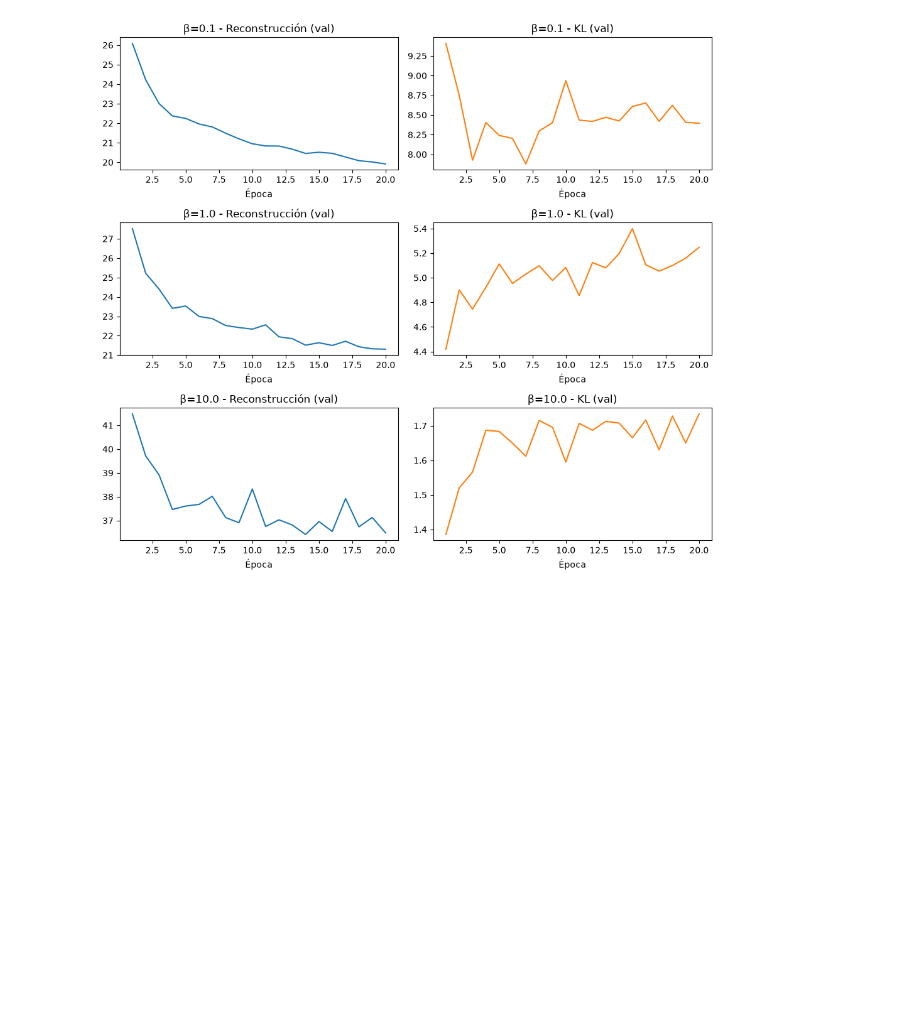
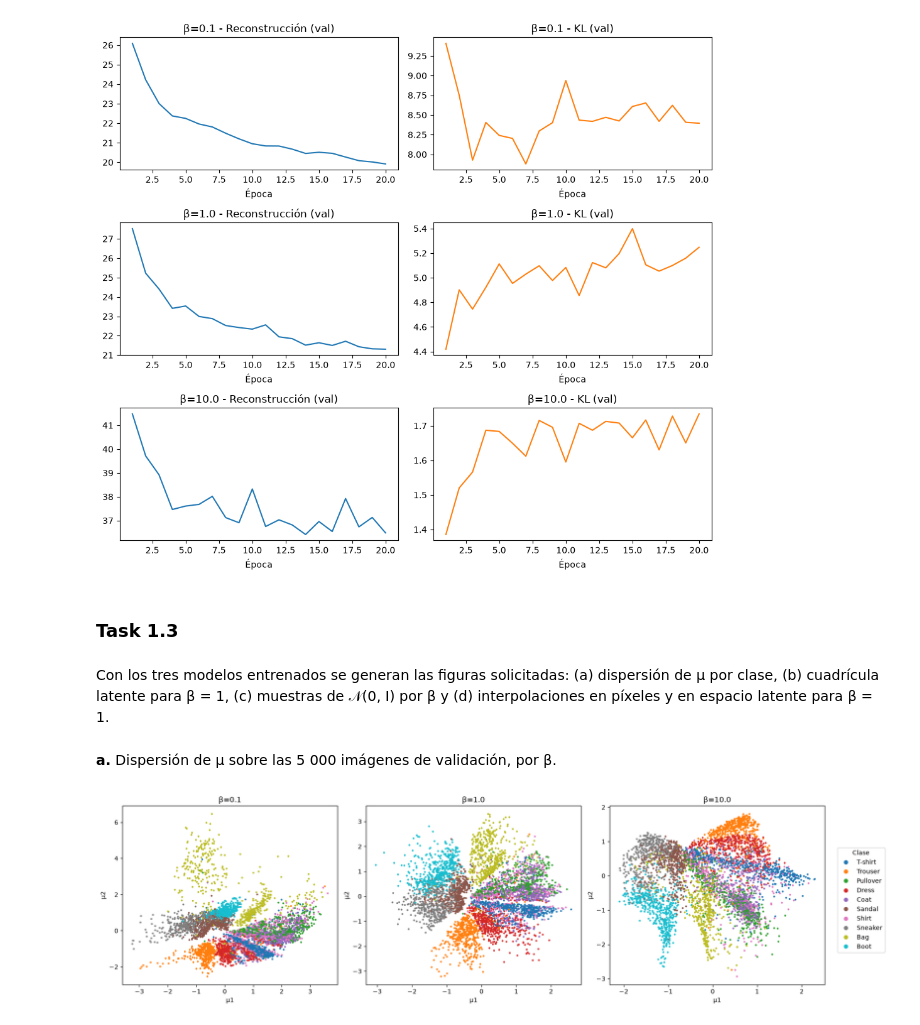
Before and after one commit to JuanDsm04/dl-lab9, a Jupyter notebook: 01-task1-vae-fashion-mnist.ipynb, the cells around one changed output. Drawn from its saved outputs; the diff is of its cells as text; code cells hidden in the pictures; blank space fills up the shorter version.

Commit message:
feat: add task 1.3 and task 1.4

```diff
--- a/01-task1-vae-fashion-mnist.ipynb
+++ b/01-task1-vae-fashion-mnist.ipynb
@@ -126,3 +126,27 @@ beta=0.1: recon=19.92, KL=8.40
 beta=1.0: recon=21.30, KL=5.25
 beta=10.0: recon=36.48, KL=1.73
 [figure]
+# %% [markdown]
+### Task 1.3
+# %% [markdown]
+Con los tres modelos entrenados se generan las figuras solicitadas: (a) dispersión de μ por clase, (b) cuadrícula latente para β = 1, (c) muestras de 𝒩(0, I) por β y (d) interpolaciones en píxeles y en espacio latente para β = 1.
+# %% [markdown]
+**a.** Dispersión de μ sobre las 5 000 imágenes de validación, por β.
+# %%
+class_names = ["T-shirt", "Trouser", "Pullover", "Dress", "Coat", "Sandal", "Shirt", "Sneaker", "Bag", "Boot"]
+
+# a. Dispersión de mu coloreada por clase (3 paneles)
+fig, axs = plt.subplots(1, 3, figsize=(18, 5))
+for ax, beta in zip(axs, beta_values):
+    models[beta].eval()
+    with torch.no_grad():
+        mu, _ = models[beta].encode(x_val)
+    sc = ax.scatter(mu[:, 0].cpu(), mu[:, 1].cpu(), c=y_val, cmap="tab10", s=4)
+    ax.set_title(f"β={beta}")
+    ax.set_xlabel("μ1"); ax.set_ylabel("μ2")
+handles, _ = sc.legend_elements()
+fig.legend(handles, class_names, loc="center right", title="Clase")
+plt.tight_layout(rect=[0, 0, 0.93, 1])
+plt.show()
+# %% [output]
+[figure, added]
```
Also changed, not shown: parts of 16 cells of this notebook.
